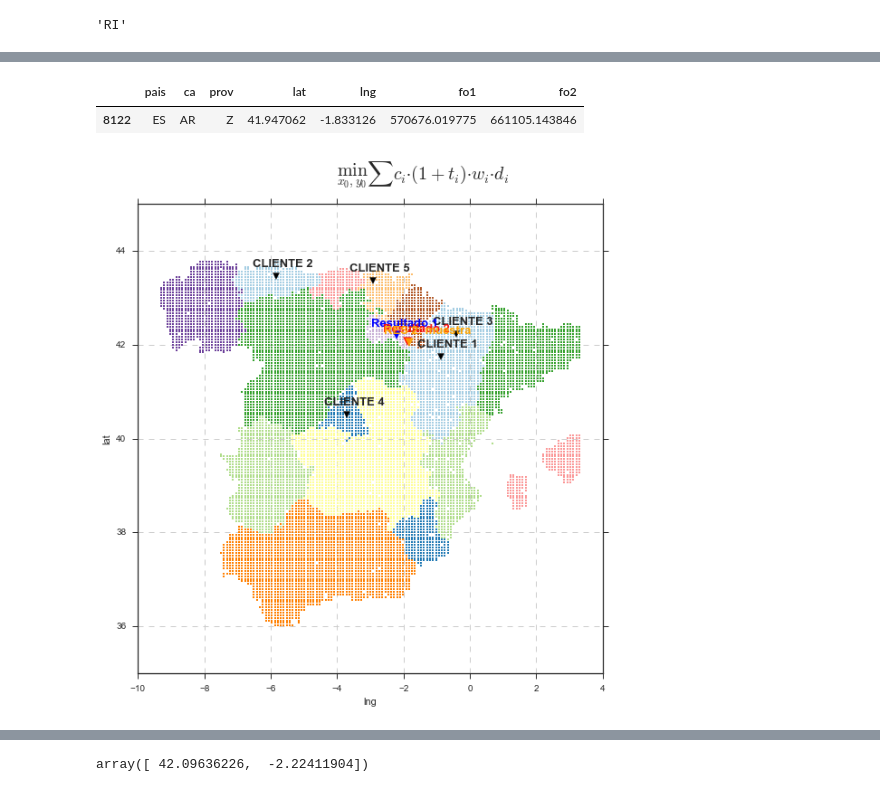
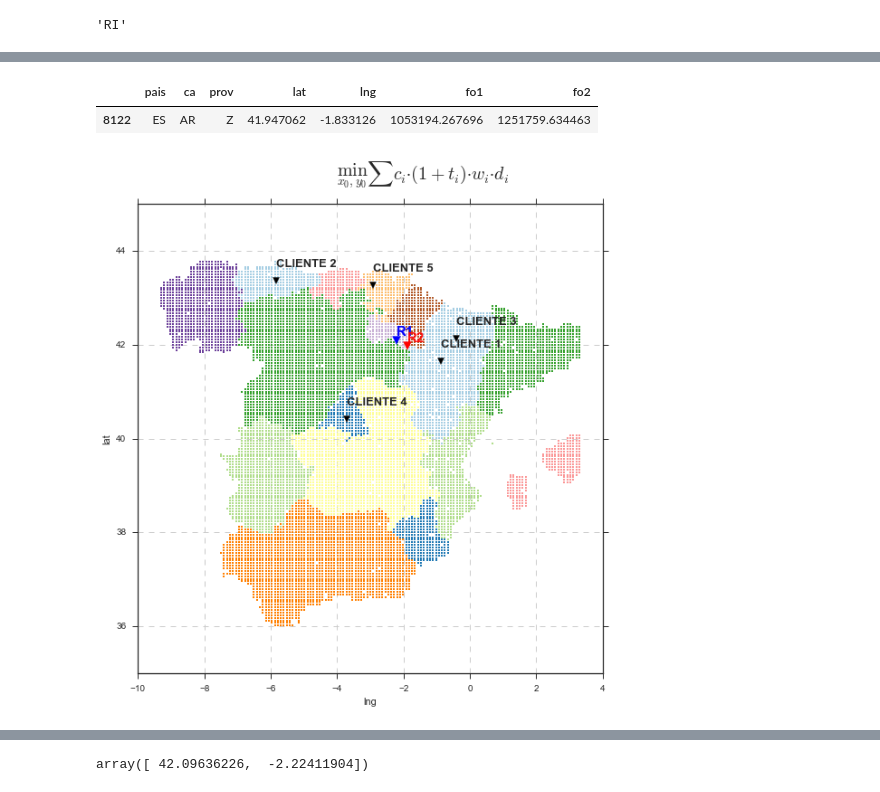
Before and after one commit to fagan2888/SIAD, a Jupyter notebook: Trabajo Grupo/mapa.ipynb, the cells around one changed output, grey strips where cells are left out. Cells and saved outputs as stored; diff of their text form; code cells hidden in the pictures.

```diff
--- a/Trabajo Grupo/mapa.ipynb
+++ b/Trabajo Grupo/mapa.ipynb
@@ -382,8 +383,8 @@ def func_obj(xy0):
     res = sum(wi * ci*(1 + impuesto_ca(xy0)) * di(xy0))
     return res
 # %%
-rrange = (slice(spain_xys.lat.min(),spain_xys.lat.max(), 0.25),
-          slice(spain_xys.lng.min(), spain_xys.lat.max(), 0.25))
+rrange = (slice(spain_xys.lat.min(),spain_xys.lat.max(), 0.2),
+          slice(spain_xys.lng.min(), spain_xys.lng.max(), 0.2))
 # %%
 res2 = brute(func_obj, rrange)
 # %%
@@ -408,5 +409,5 @@ opt.head()
 # %%
-opt[opt.fo2 == opt.fo2.min()]
+opt[opt.fo2 <= opt.fo2.min()]
 # %% [output]
 |  | pais | ca | prov | lat | lng | fo1 | fo2 |
-| 8122 | ES | AR | Z | 41.947062 | -1.833126 | 570676.019775 | 661105.143846 |
+| 8122 | ES | AR | Z | 41.947062 | -1.833126 | 1053194.267696 | 1251759.634463 |
@@ -424,9 +421,9 @@ color = sns.color_palette("Paired", 17)
 n_color = list(map(int,'9  7 15 14 12 16 10  1  6  8 11 13  0  2  3  4  5'.split()))
 
 # PINTAR TERRITORIO
-for i, region in enumerate(muestra_xys[muestra_xys.pais == 'ES'].ca.unique()):
+for i, region in enumerate(spain_xys[spain_xys.pais == 'ES'].ca.unique()):
     i = n_color[i]
-    muestra_xys[muestra_xys.ca == region].plot(kind='scatter',
+    spain_xys[spain_xys.ca == region].plot(kind='scatter',
                                                x='lng',
                                                y='lat',
                                                alpha=1,
@@ -440,12 +437,12 @@ for i, region in enumerate(muestra_xys[muestra_xys.pais == 'ES'].ca.unique()):
 for i, (y, x) in enumerate(zip(data_clientes.lat.values, data_clientes.lng.values)):
 
     plt.scatter(x,
-                y*1.0025,
+                y,
                 color='black',
                 marker='v',
                 s=50)
 
-    plt.text(x - 0.7,
+    plt.text(x,
              y + 0.3,
              'CLIENTE %s' % (i+1),
              weight='bold',
@@ -455,66 +452,48 @@ for i, (y, x) in enumerate(zip(data_clientes.lat.values, data_clientes.lng.value
 
 res = res1
 plt.scatter(res[1],
-            res[0]*1.0025,
+            res[0],
             color='blue',
             marker='v',
             s=80)
 
-plt.text(res[1] - 0.75,
-         res[0] + 0.3,
-         'Resultado 1',
+plt.text(res[1],
+         res[0] + 0.1,
+         'R1',
          weight='bold',
          color='blue',
-         fontsize=13)
+         fontsize=15)
 
 # RESULTADO 2
 
 res = res2
 
 plt.scatter(res[1],
-            res[0]*1.0025,
+            res[0],
             color='red',
             marker='v',
             s=80)
 
-plt.text(res[1] - 0.75,
-         res[0] + 0.3,
-         'Resultado 2',
+plt.text(res[1],
+         res[0] + 0.1,
+         'R2',
          weight='bold',
          color='red',
          alpha=.9,
-         fontsize=13)
-
-# RESULTADO 2. MUESTRA
-
-res = res2_muestra
-
-plt.scatter(res[1],
-            res[0]*1.0025,
-            color='orange',
-            marker='v',
-            alpha = .9,
-            s=80)
-
-plt.text(res[1] - 0.75,
-         res[0] + 0.3,
-         'RES 2: muestra',
-         weight='bold',
-         color='orange',
-         fontsize=13)
+         fontsize=15)
 
 plt.text(-4,
          45.5,
          '$\min_{x_0,y_0}{\sum{c_i·(1 + t_i)·w_i·d_i}}$',
          weight='bold',
          fontsize=20)
 
 plt.xlim(-10,4)
 ax.grid(True, linestyle='--')
 
 plt.tight_layout()
 # %% [output]
-[figure, old version]
+[figure, new version]
 # %%
 # MAPA
 plt.figure(figsize=(8,8))
```
Also changed, not shown: parts of 18 cells of this notebook, 10 other files.
